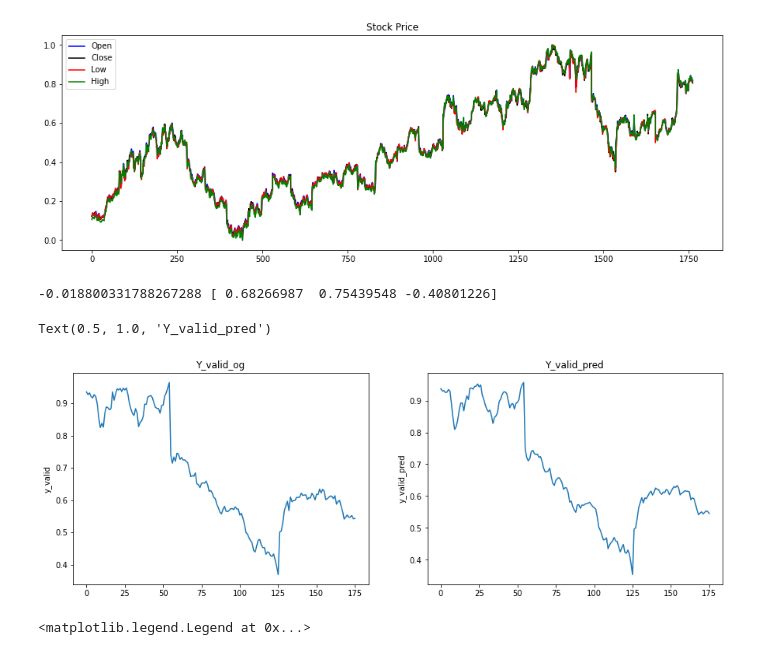
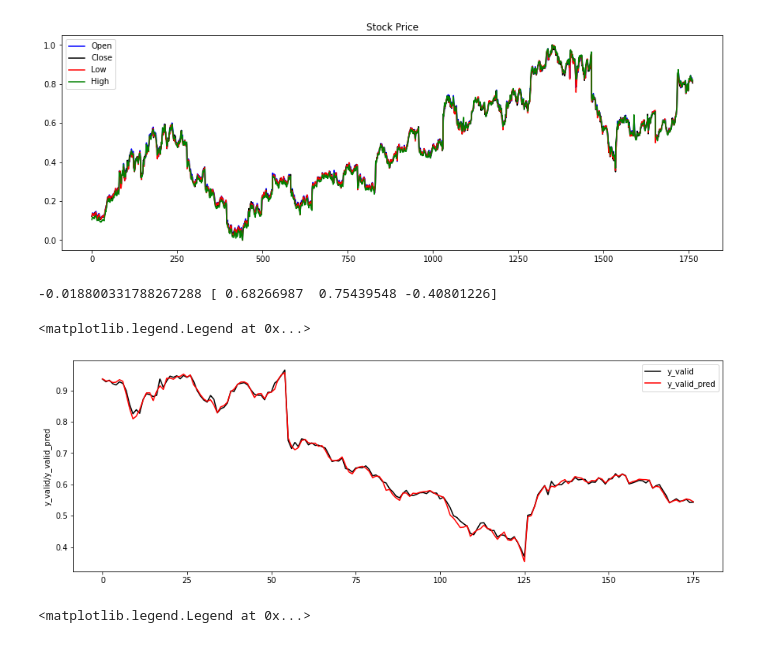
Before and after one commit to Abhishek-90/Stock-Prediction, a Jupyter notebook: Stock_Prediction.ipynb, the cells around one changed output. Cells and saved outputs as stored; diff of their text form; code cells hidden in the pictures.

Commit message:
Final Graphical Representation of Prediction vs Actual Value

```diff
--- a/Stock_Prediction.ipynb
+++ b/Stock_Prediction.ipynb
@@ -93,24 +89,19 @@ plt.legend()
 # %%
 # ------------- model training ---------------------
 
 model = LinearRegression().fit(x_train,y_train)
 print(model.intercept_ , model.coef_)
 y_valid_pred=model.predict(x_valid)
 
 plt.figure(figsize=(15,5))
-plt.subplot(1,2,1)
-plt.plot(y_valid)
-plt.ylabel('y_valid')
-plt.title('Y_valid_og')
-
-plt.subplot(1,2,2)
-plt.plot(y_valid_pred)
-plt.ylabel('y_valid_pred')
-plt.title('Y_valid_pred')
+plt.plot(y_valid, color='Black', label = 'y_valid')
+plt.plot(y_valid_pred, color = 'red', label = 'y_valid_pred')
+plt.ylabel('y_valid/y_valid_pred')
+plt.legend(loc='best')
 # %% [output]
 -0.018800331788267288 [ 0.68266987  0.75439548 -0.40801226]
-Text(0.5, 1.0, 'Y_valid_pred')
+<matplotlib.legend.Legend at 0x...>
-[figure, old version]
+[figure, new version]
 # %%
 y_test_pred=model.predict(x_test)
 
```
Also changed, not shown: parts of 1 cell of this notebook.
